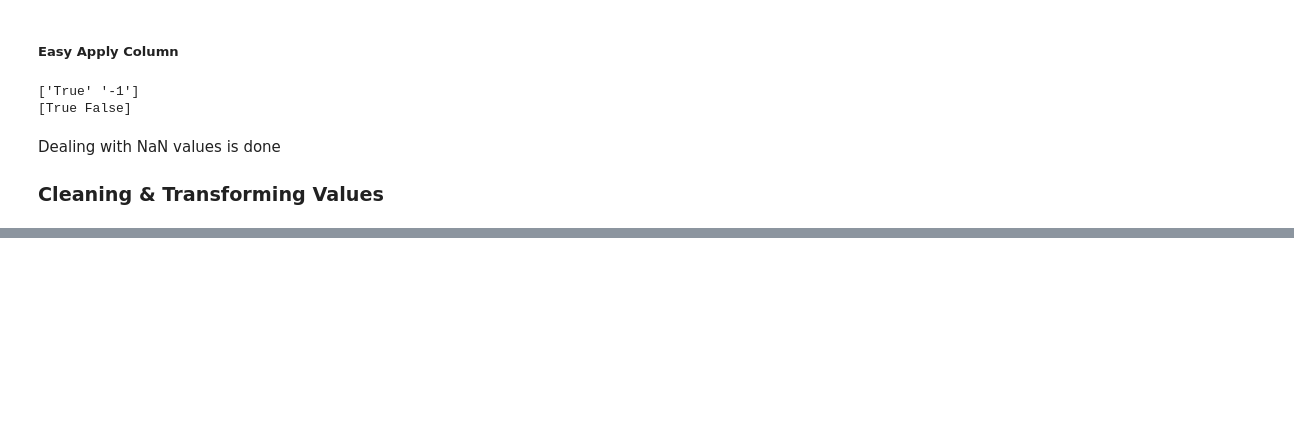
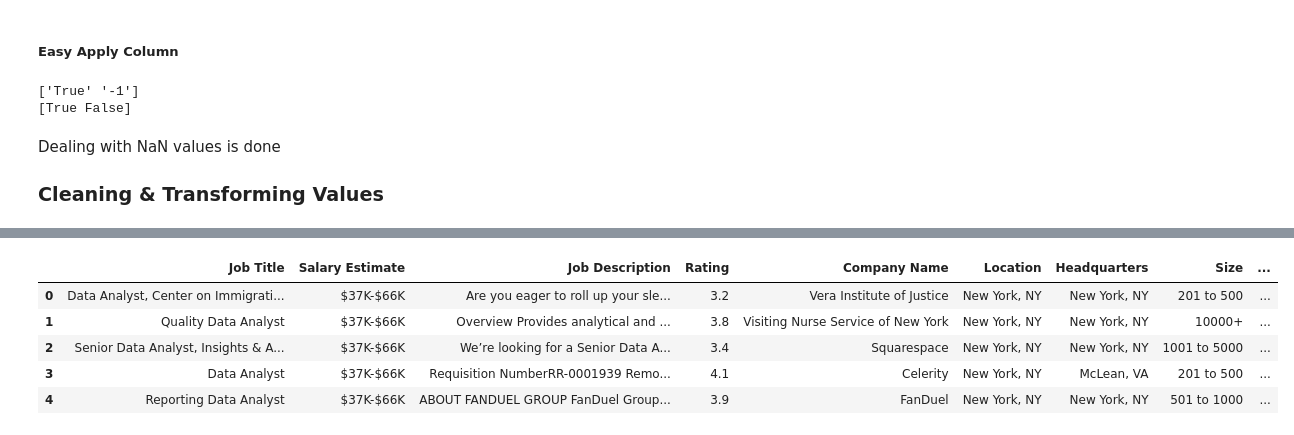
Before and after one commit to tw7366/Projects, a Jupyter notebook: Projects/Data Analyst.ipynb, the cells around one changed output, grey strips where cells are left out. Drawn from its saved outputs; the diff is of its cells as text; code cells hidden in the pictures; blank space fills up the shorter version.

```diff
--- a/Projects/Data Analyst.ipynb
+++ b/Projects/Data Analyst.ipynb
@@ -283,0 +301,18 @@ Dealing with NaN values is done
+# %%
+# get rid of (Glassdoor est.)
+analyst['Salary Estimate'] = [x.split('(')[0] for x in analyst['Salary Estimate']]
+# replace '\n' with space
+analyst['Job Description'] = [x.replace('\n', ' ') for x in analyst['Job Description']]
+# select the company name only
+analyst['Company Name'] = [x.split('\n')[0] for x in analyst['Company Name']]
+# bring USD to the column name
+analyst.rename(columns={'Revenue':'Revenue USD'}, inplace=True)
+analyst['Revenue USD'] = [(x.split('(')[0]).replace('to', ' to ') for x in analyst['Revenue USD']]
+analyst.head(5)
+# %% [output]
+|  | Job Title | Salary Estimate | Job Description | Rating | Company Name | Location | Headquarters | Size | ... |
+| 0 | Data Analyst, Center on Immigrati... | $37K-$66K | Are you eager to roll up your sle... | 3.2 | Vera Institute of Justice | New York, NY | New York, NY | 201 to 500 | ... |
+| 1 | Quality Data Analyst | $37K-$66K | Overview Provides analytical and ... | 3.8 | Visiting Nurse Service of New York | New York, NY | New York, NY | 10000+ | ... |
+| 2 | Senior Data Analyst, Insights & A... | $37K-$66K | We’re looking for a Senior Data A... | 3.4 | Squarespace | New York, NY | New York, NY | 1001 to 5000 | ... |
+| 3 | Data Analyst | $37K-$66K | Requisition NumberRR-0001939 Remo... | 4.1 | Celerity | New York, NY | McLean, VA | 201 to 500 | ... |
+| 4 | Reporting Data Analyst | $37K-$66K | ABOUT FANDUEL GROUP FanDuel Group... | 3.9 | FanDuel | New York, NY | New York, NY | 501 to 1000 | ... |
```
Also changed, not shown: parts of 11 cells of this notebook.
